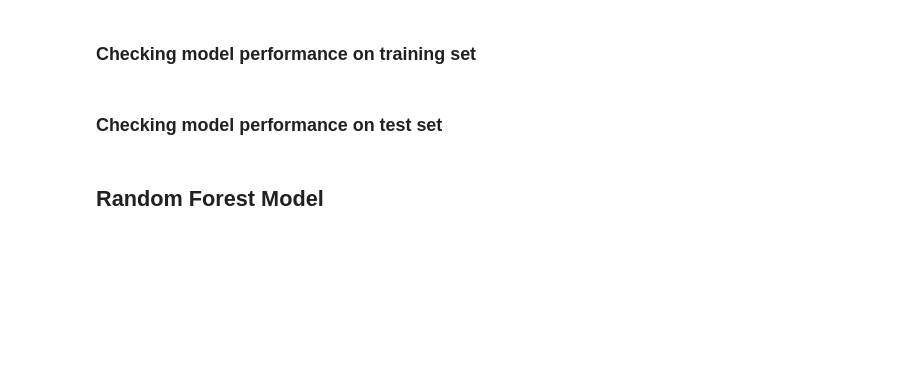
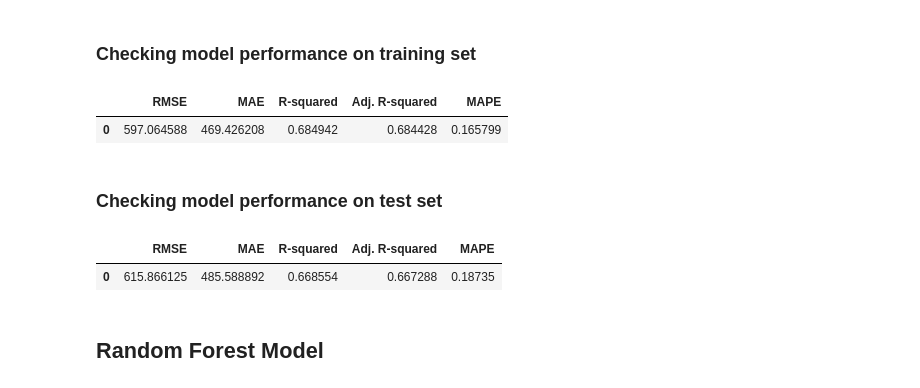
Before and after one commit to bootstrap0/model-deployment, a Jupyter notebook: Full_Code_SuperKart_Model_Deployment_Notebook.ipynb, the cells around one changed output. Cells and saved outputs as stored; diff of their text form; code cells hidden in the pictures; blank space fills up the shorter version.

```diff
--- a/Full_Code_SuperKart_Model_Deployment_Notebook.ipynb
+++ b/Full_Code_SuperKart_Model_Deployment_Notebook.ipynb
@@ -824,6 +1146,6 @@ def model_performance_regression(model, predictors, target):
 # %%
 # Uncomment the below snippet of code if baggingregressor is to be used
 
-#bagging_regressor = BaggingRegressor(random_state=1)
-#bagging_regressor = make_pipeline(preprocessor,bagging_regressor)
-#bagging_regressor.fit(X_train, y_train)
+bagging_regressor = BaggingRegressor(random_state=1)
+bagging_regressor = make_pipeline(preprocessor,bagging_regressor)
+bagging_regressor.fit(X_train, y_train)
@@ -832,15 +1166,21 @@ def model_performance_regression(model, predictors, target):
 # %%
 # Uncomment the below snippet of code if baggingregressor is to be used
 
-#bagging_regressor_model_train_perf = model_performance_regression(bagging_regressor, X_train, y_train)
-#bagging_regressor_model_train_perf
+bagging_regressor_model_train_perf = model_performance_regression(bagging_regressor, X_train, y_train)
+bagging_regressor_model_train_perf
+# %% [output]
+|  | RMSE | MAE | R-squared | Adj. R-squared | MAPE |
+| 0 | 597.064588 | 469.426208 | 0.684942 | 0.684428 | 0.165799 |
 # %% [markdown]
 ### Checking model performance on test set
 # %%
 # Uncomment the below snippet of code if baggingregressor is to be used
 
-#bagging_regressor_model_test_perf = model_performance_regression(bagging_regressor, X_test, y_test)
-#bagging_regressor_model_test_perf
+bagging_regressor_model_test_perf = model_performance_regression(bagging_regressor, X_test, y_test)
+bagging_regressor_model_test_perf
+# %% [output]
+|  | RMSE | MAE | R-squared | Adj. R-squared | MAPE |
+| 0 | 615.866125 | 485.588892 | 0.668554 | 0.667288 | 0.18735 |
 # %% [markdown]
 ## Random Forest Model
 # %%
```
Also changed, not shown: parts of 97 cells of this notebook.
